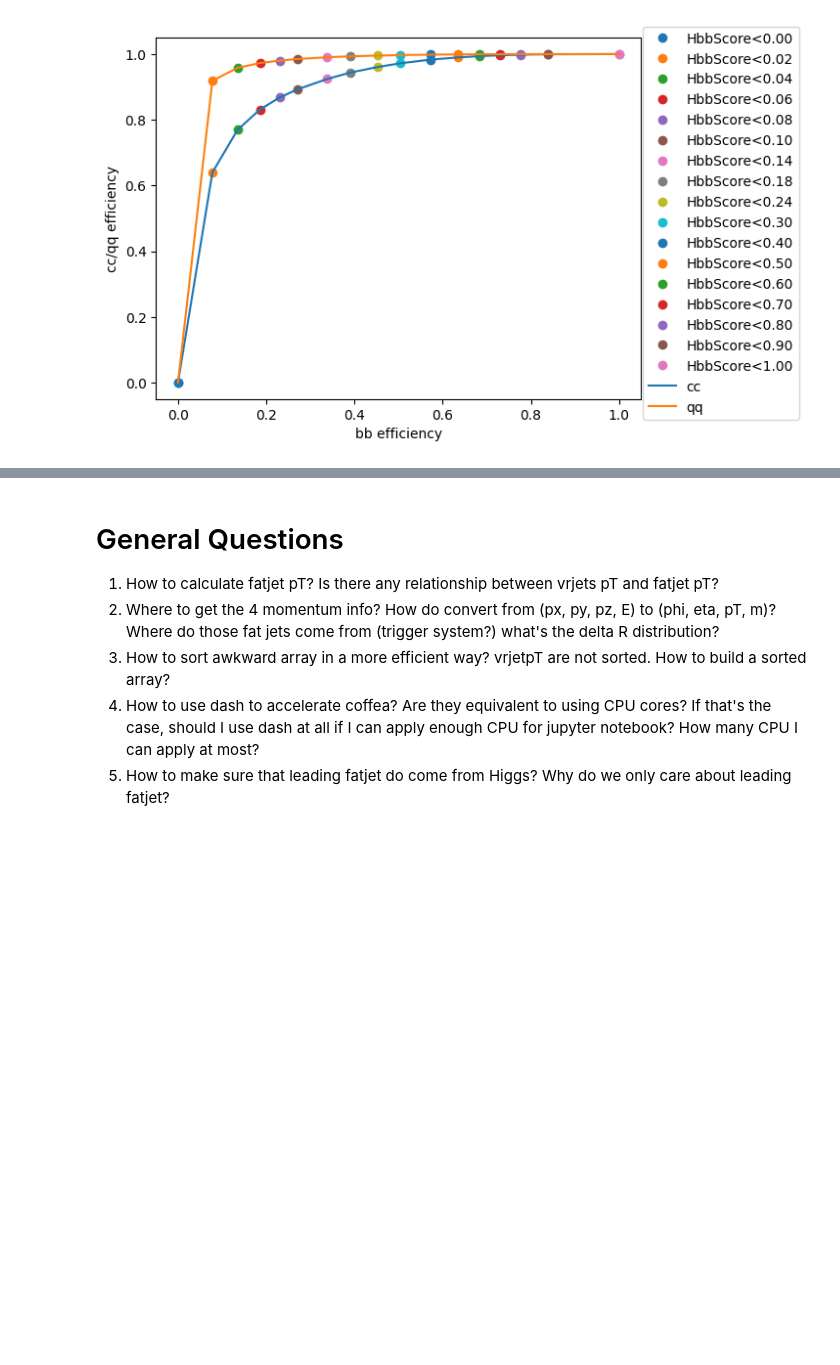
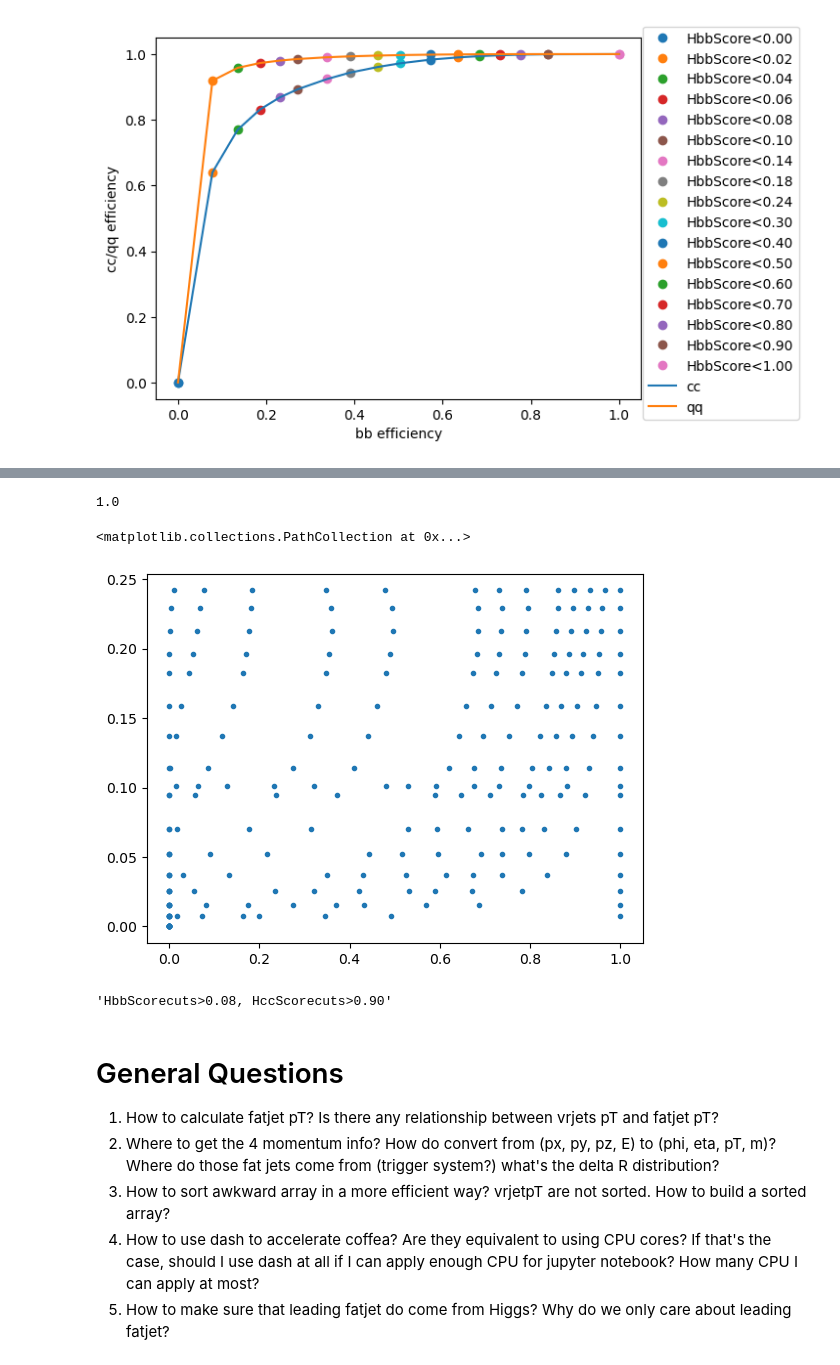
Before and after one commit to dyl64/Dongyi-Oral-Qual, a Jupyter notebook: notebooks/coffea_Zcc_analysis.ipynb, the cells around one changed output, grey strips where cells are left out. Cells and saved outputs as stored; diff of their text form; code cells hidden in the pictures; blank space fills up the shorter version.

```diff
--- a/notebooks/coffea_Zcc_analysis.ipynb
+++ b/notebooks/coffea_Zcc_analysis.ipynb
@@ -626,3 +1057,24 @@ plt.plot()
+# %%
+np.where(max(cc_purity_Hbbcut))[0]
+cuts[0]
+cc_efficiency_Hbbcut[0]
+# %% [output]
+1.0
+# %%
+plt.scatter(baskets[:, 3], baskets[:, 0], marker='.')
+# %% [output]
+<matplotlib.collections.PathCollection at 0x...>
+[figure, added]
+# %%
+uncertainties=np.array(uncertainties)
+min(uncertainties[uncertainties!=0])
+np.where(uncertainties==min(uncertainties[uncertainties!=0]))[0]
+cuts[np.where(uncertainties==min(uncertainties[uncertainties!=0]))[0][0]]
+
+############ Conclusion ############
+#the cuts that can give us the minimal uncertainty is 'HbbScorecuts>0.08, HccScorecuts>0.90'
+# %% [output]
+'HbbScorecuts>0.08, HccScorecuts>0.90'
 # %% [markdown]
 # General Questions
 1. How to calculate fatjet pT? Is there any relationship between vrjets pT and fatjet pT?
```
Also changed, not shown: parts of 29 cells of this notebook.
